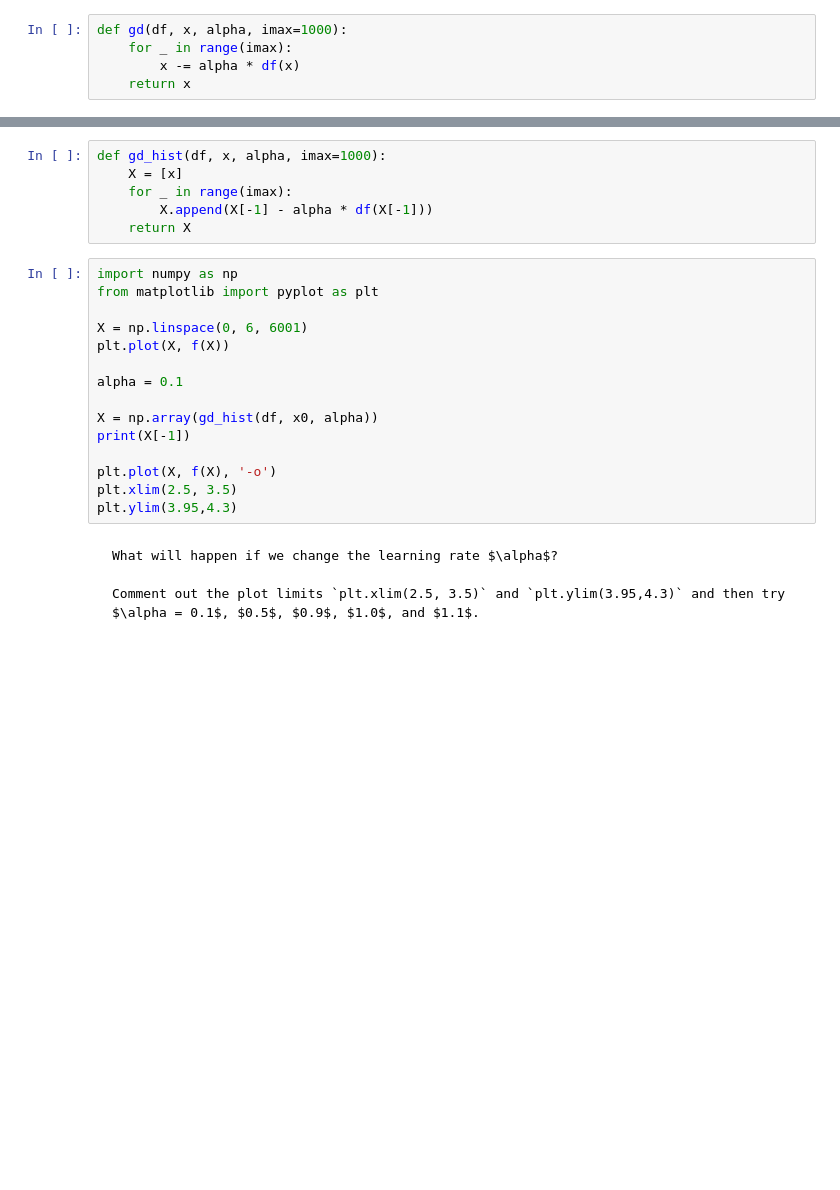
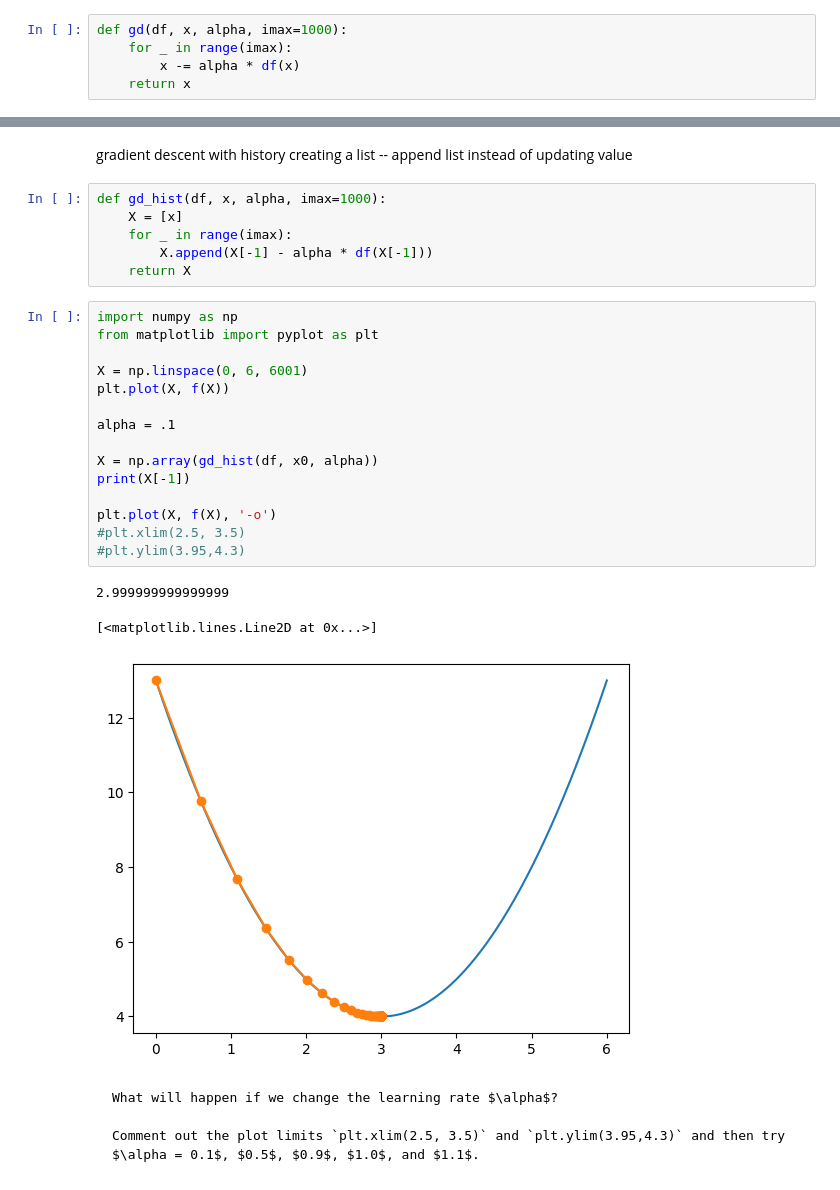
Before and after one commit to abrandigi/phys305, a Jupyter notebook: docs/10/notes.ipynb, the cells around one changed output, grey strips where cells are left out. Drawn from its saved outputs; the diff is of its cells as text; blank space fills up the shorter version.

````diff
--- a/docs/10/notes.ipynb
+++ b/docs/10/notes.ipynb
@@ -44,3 +48,6 @@ print("f(xmin) = ", f(xmin))
+# %% [markdown]
+gradient descent with history
+creating a list -- append list instead of updating value
 # %%
 def gd_hist(df, x, alpha, imax=1000):
     X = [x]
@@ -50,18 +57,22 @@ def gd_hist(df, x, alpha, imax=1000):
 # %%
 import numpy as np
 from matplotlib import pyplot as plt
 
 X = np.linspace(0, 6, 6001)
 plt.plot(X, f(X))
 
-alpha = 0.1
+alpha = .1
 
 X = np.array(gd_hist(df, x0, alpha))
 print(X[-1])
 
 plt.plot(X, f(X), '-o')
-plt.xlim(2.5, 3.5)
-plt.ylim(3.95,4.3)
+#plt.xlim(2.5, 3.5)
+#plt.ylim(3.95,4.3)
+# %% [output]
+2.999999999999999
+[<matplotlib.lines.Line2D at 0x...>]
+[figure, added]
 # %% [markdown]
 ```{exercise}
 What will happen if we change the learning rate $\alpha$?
````
Also changed, not shown: parts of 10 cells of this notebook.
